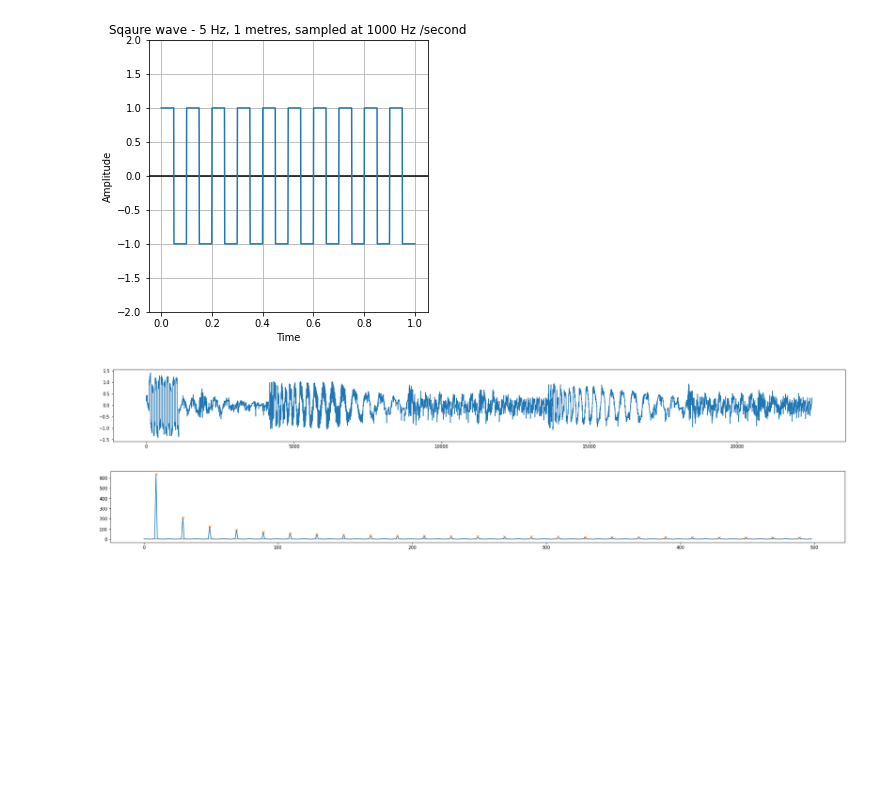
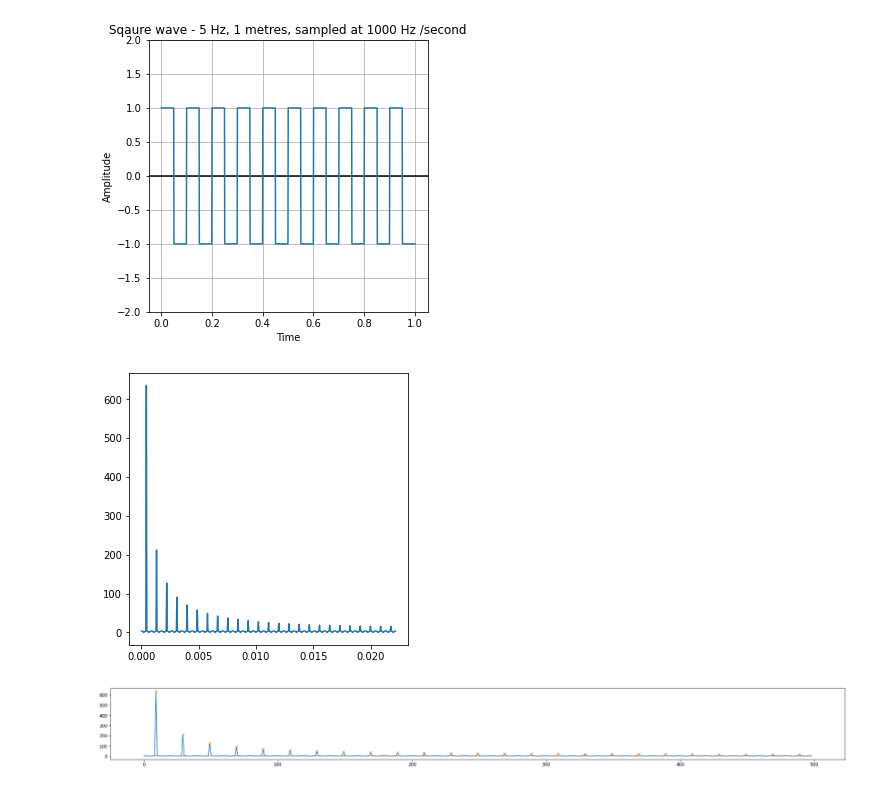
Before and after one commit to KathrynPanger/SignalDependence, a Jupyter notebook: librosa_waves_v2.ipynb, the cells around one changed output. Drawn from its saved outputs; the diff is of its cells as text; code cells hidden in the pictures; blank space fills up the shorter version.

Commit message:
combined forier

```diff
--- a/librosa_waves_v2.ipynb
+++ b/librosa_waves_v2.ipynb
@@ -49,6 +47,15 @@ class soundSample:
     self.squareFreq=[]
     self.squareL=[]
     self.is_shifted=0
+
+    self.combined = []
+    self.combinedN=[]
+    self.combinedFhat=[]
+    self.combinedPSD = []
+    self.combinedFreq=[]
+    self.combinedL=[]
+    self.combinedForier = []
+
 
   def plotSound(self):
     plt.rcParams['figure.figsize'] = [30,3]
@@ -79,10 +86,19 @@ class soundSample:
     self.squareAmp = amplitude
     self.squareFreq= frequency
 
+    self.combined = squareAdded
+    self.combinedN=len(squareAdded)
+    self.combinedFhat=np.fft.fft(f,self.combinedN)
+    self.combinedPSD = self.combinedFhat+np.conj(self.combinedFhat)/self.combinedN
+    self.combinedFreq=(1/(self.combinedN)) *np.arange(self.combinedN)
+    self.combinedL=np.arange(1,np.floor(self.combinedN/2),dtype="int")
+    self.combinedForier = (self.combinedFreq[self.squareL], abs(self.combinedPSD[self.combinedL]))
 
   def plotSquareForier(self):
     plt.plot(self.squareForier[0],self.squareForier[1])
 
+  def plotCombinedForier(self):
+    plt.plot(self.combinedForier[0],self.squareForier[1])
 
   def plotSquare(self):
     plt.rcParams['figure.figsize'] = [5,5]
@@ -107,13 +123,13 @@ class soundSample:
 # %%
 small2=soundSample("eisen.mp3")
 small2.addSquare(1, 5, 100,2)
 
 small2.plotSquare()
 
-small2.plotCombined()
+small2.plotCombinedForier()
 # %% [output]
 [figure]
-[figure, old version]
+[figure, new version]
 # %%
 import matplotlib.pyplot as plt
 from scipy.misc import electrocardiogram
```
Also changed, not shown: parts of 5 cells of this notebook.
